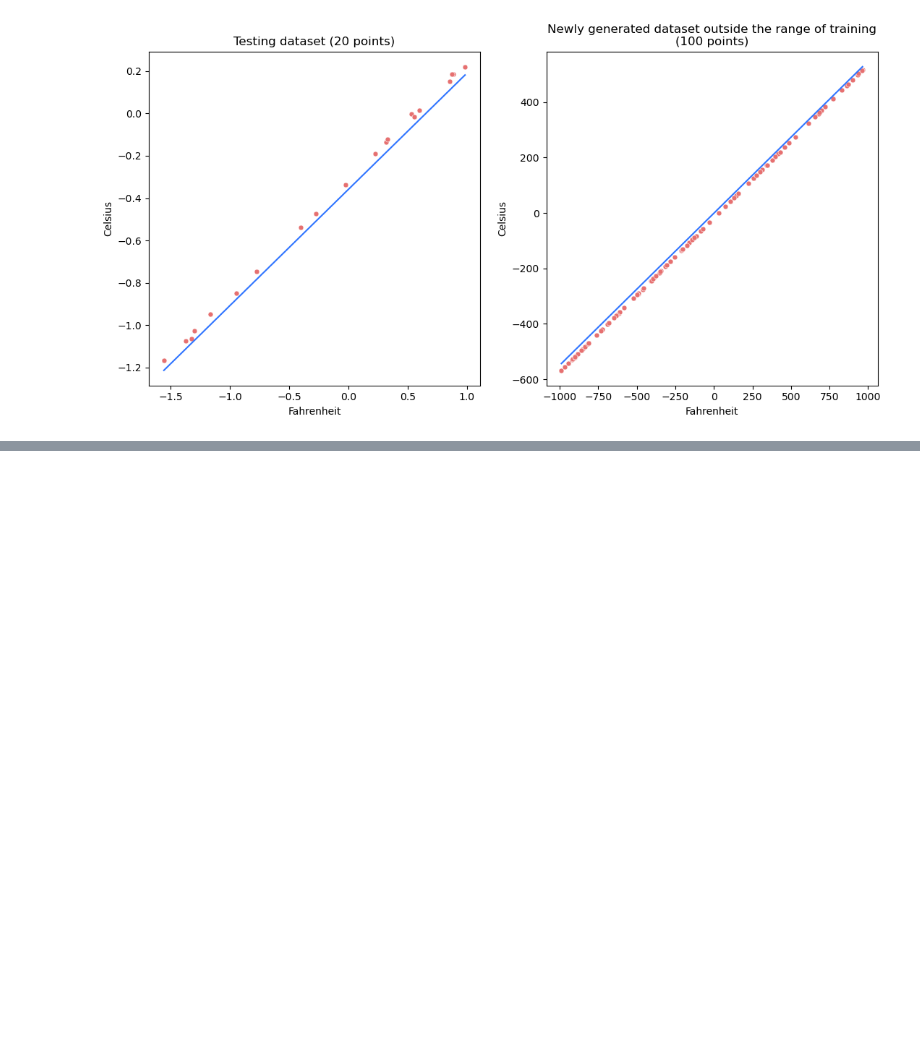
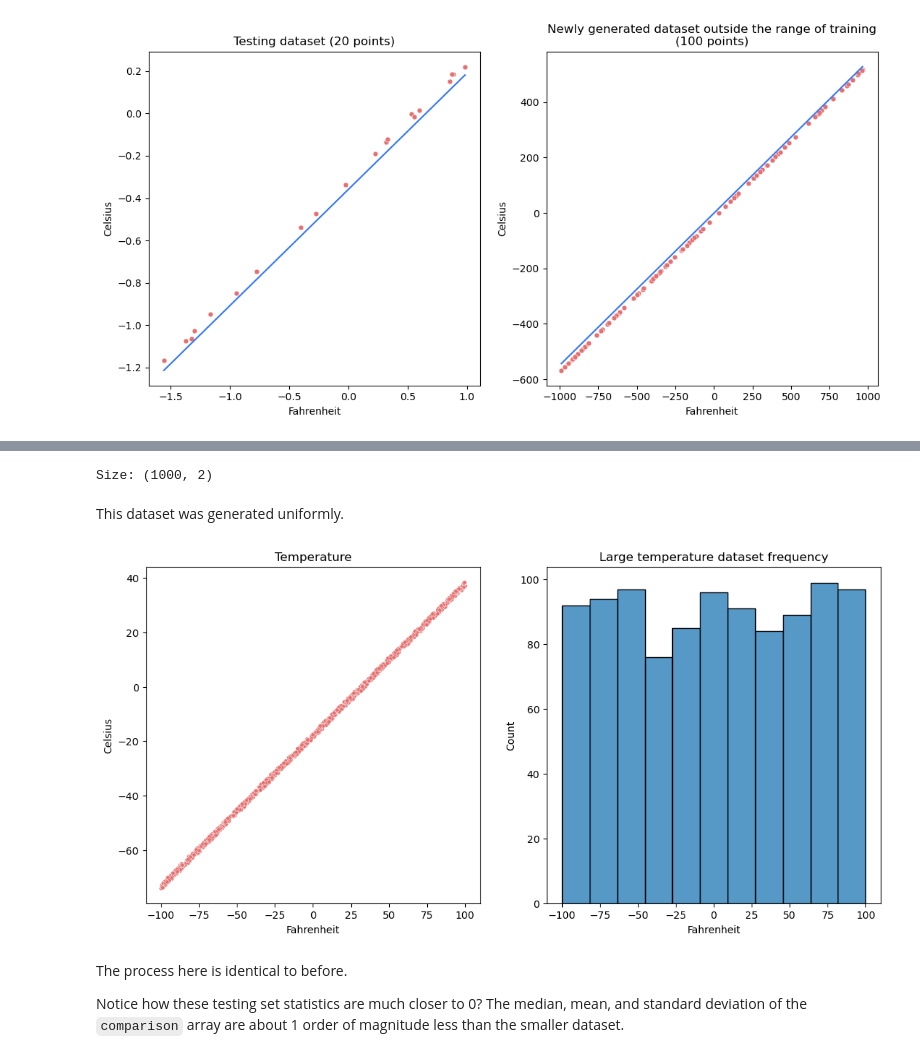
Before and after one commit to MisansProducts/Temperature-Prediction, a Jupyter notebook: main.ipynb, the cells around one changed output, grey strips where cells are left out. Cells and saved outputs as stored; diff of their text form; code cells hidden in the pictures; blank space fills up the shorter version.

```diff
--- a/main.ipynb
+++ b/main.ipynb
@@ -333,0 +385,22 @@ plt.show()
+# %%
+#======Data Loading======
+df_large = pd.read_csv("input/data_fahrenheit_celsius_large.csv") # Loads data
+print(f"Size: {df_large.shape}")
+# %% [output]
+Size: (1000, 2)
+# %% [markdown]
+This dataset was generated uniformly.
+# %%
+# Visualizes the data
+fig, (ax1, ax2) = plt.subplots(1, 2, figsize=(13, 6))
+sns.scatterplot(data=df_large, x="Fahrenheit", y="Celsius", s=15, color="#E67070", ax=ax1)
+ax1.set_title("Temperature")
+sns.histplot(df_large['Fahrenheit'], ax=ax2)
+ax2.set_title("Large temperature dataset frequency")
+plt.show()
+# %% [output]
+[figure, added]
+# %% [markdown]
+The process here is identical to before.
+
+Notice how these testing set statistics are much closer to 0? The median, mean, and standard deviation of the `comparison` array are about 1 order of magnitude less than the smaller dataset.
```
Also changed, not shown: parts of 28 cells of this notebook, 10 other files.
